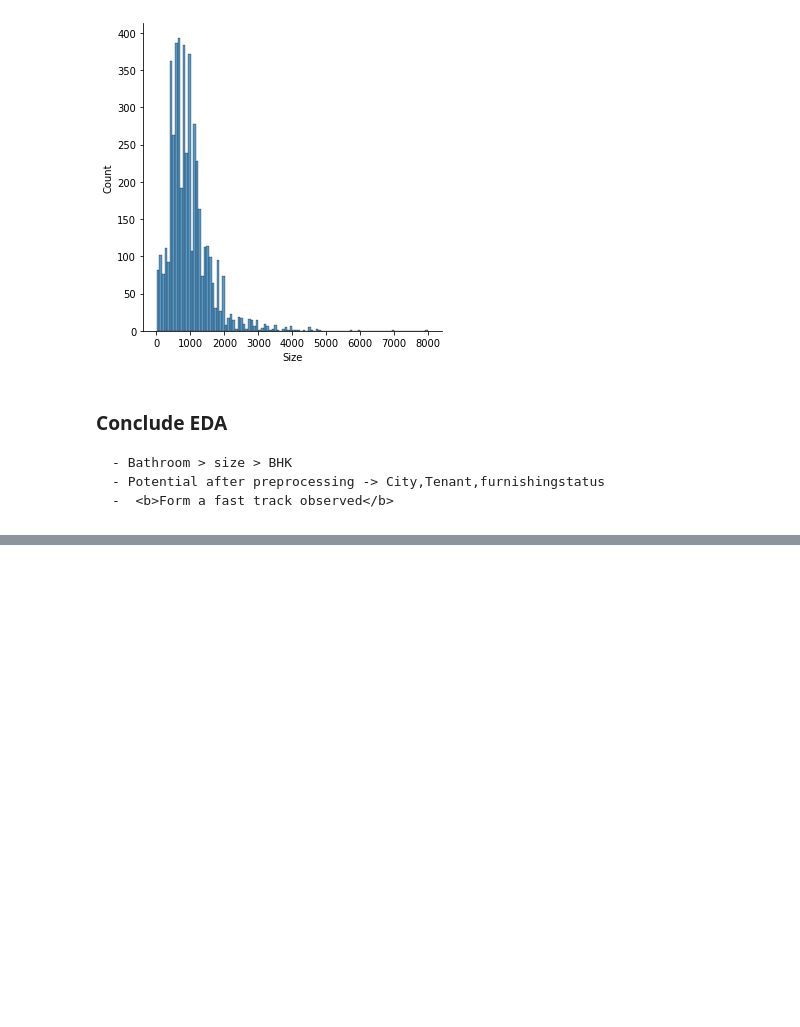
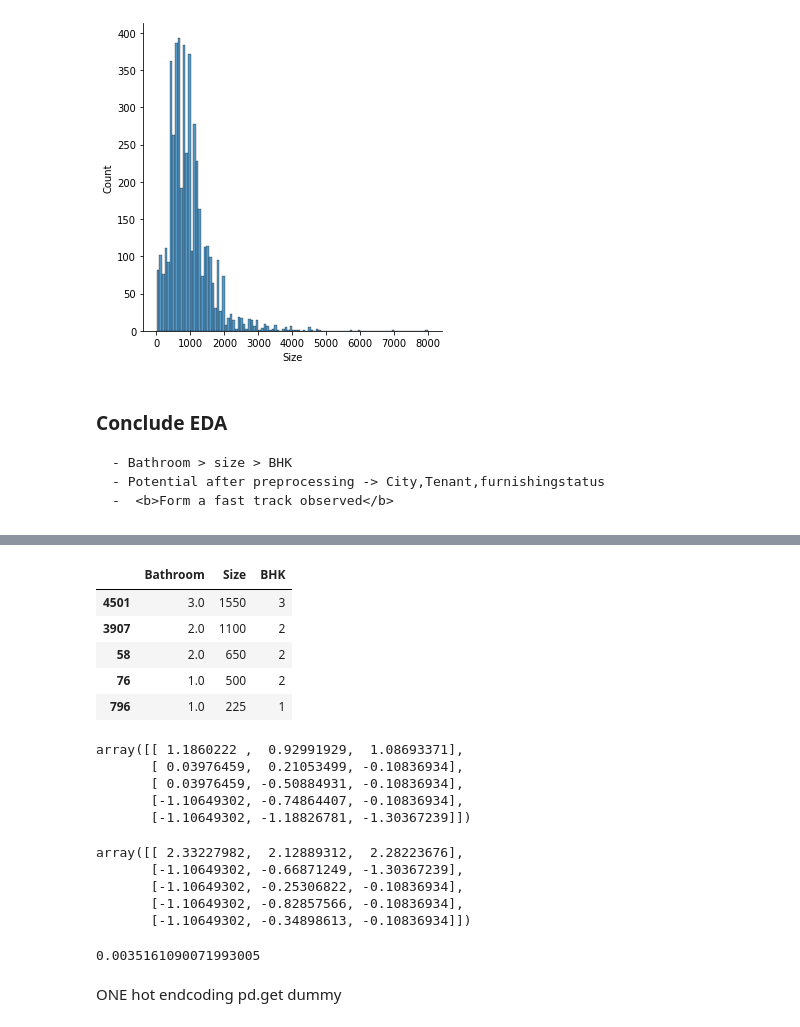
Before and after one commit to AtiChetsurakul/codealongcsfordsaiAti, a Jupyter notebook: ati-pd-workshop.ipynb, the cells around one changed output, grey strips where cells are left out. Cells and saved outputs as stored; diff of their text form; code cells hidden in the pictures; blank space fills up the shorter version.

```diff
--- a/ati-pd-workshop.ipynb
+++ b/ati-pd-workshop.ipynb
@@ -200,0 +275,5 @@ sn.displot(df.Size)
+# %%
+X_train_temp = X_train.Bathroom.fillna(X_train.Bathroom.median())
+# %%
+X_train_temp.info()
+X_train.Bathroom = X_train_temp.Bathroom
@@ -200,0 +315,9 @@ sn.displot(df.Size)
+# %%
+X_train[:5]
+# %% [output]
+|  | Bathroom | Size | BHK |
+| 4501 | 3.0 | 1550 | 3 |
+| 3907 | 2.0 | 1100 | 2 |
+| 58 | 2.0 | 650 | 2 |
+| 76 | 1.0 | 500 | 2 |
+| 796 | 1.0 | 225 | 1 |
@@ -200,0 +327,23 @@ sn.displot(df.Size)
+# %%
+X_train[:5]
+# %% [output]
+array([[ 1.1860222 ,  0.92991929,  1.08693371],
+       [ 0.03976459,  0.21053499, -0.10836934],
+       [ 0.03976459, -0.50884931, -0.10836934],
+       [-1.10649302, -0.74864407, -0.10836934],
+       [-1.10649302, -1.18826781, -1.30367239]])
+# %%
+X_test[:5]
+# %% [output]
+array([[ 2.33227982,  2.12889312,  2.28223676],
+       [-1.10649302, -0.66871249, -1.30367239],
+       [-1.10649302, -0.25306822, -0.10836934],
+       [-1.10649302, -0.82857566, -0.10836934],
+       [-1.10649302, -0.34898613, -0.10836934]])
+# %%
+np.mean(X_test[:,0])
+# %% [output]
+0.0035161090071993005
+# %% [markdown]
+ONE hot endcoding
+pd.get dummy
```
Also changed, not shown: parts of 23 cells of this notebook.
